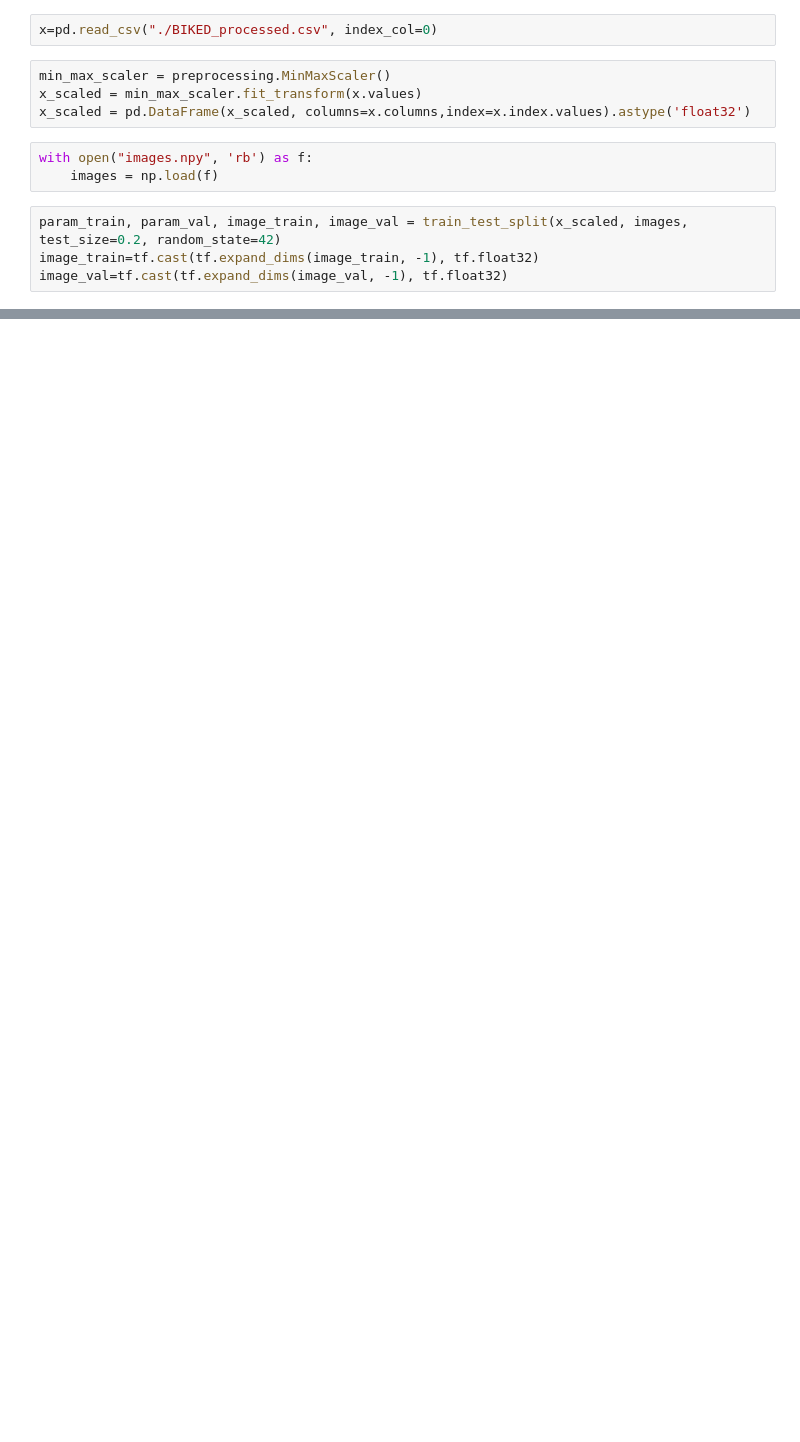
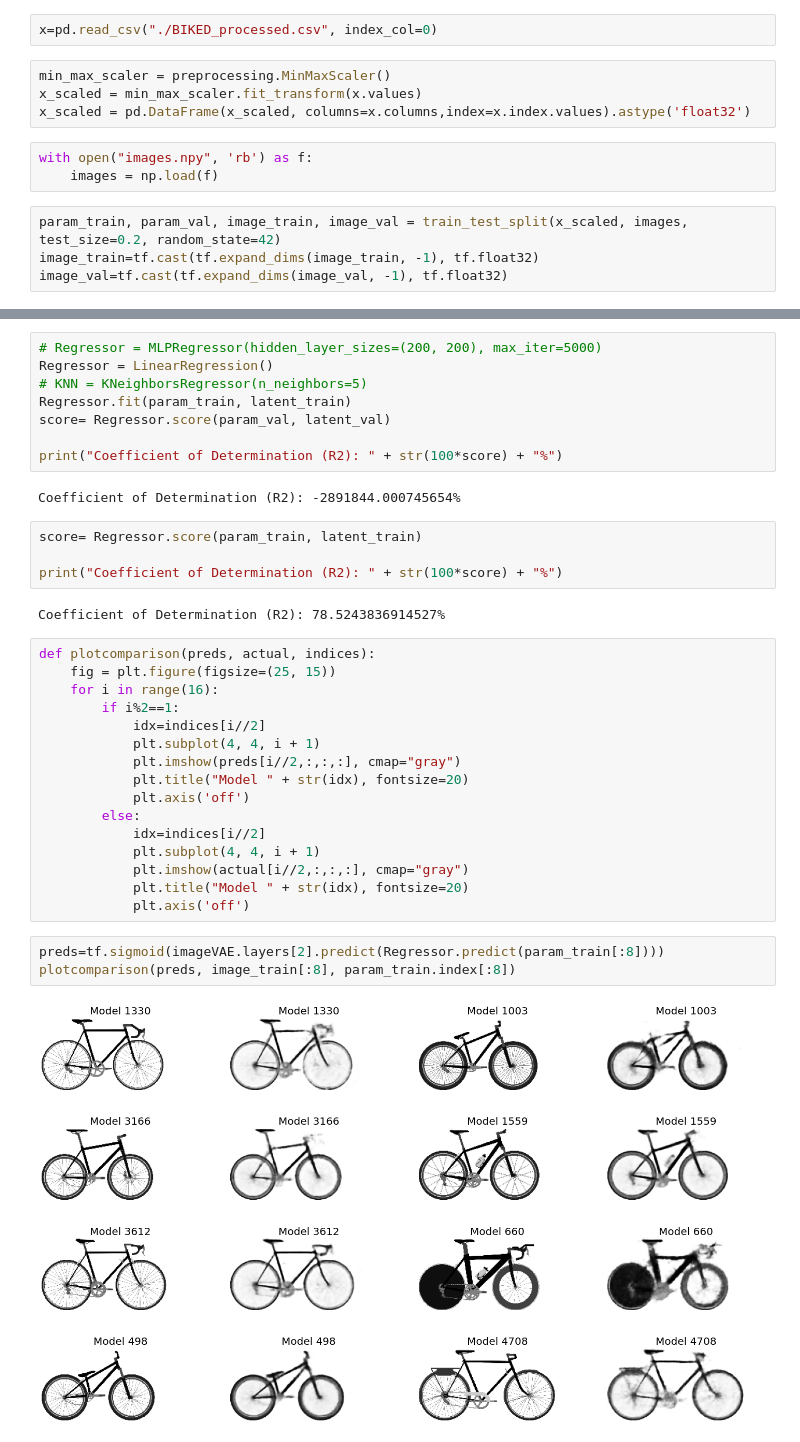
Before and after one commit to Lyleregenwetter/2.s997-Demo-Materials, a Jupyter notebook: CP2 Testing/VAE Solution.ipynb, the cells around one changed output, grey strips where cells are left out. Cells and saved outputs as stored; diff of their text form; blank space fills up the shorter version.

```diff
--- a/CP2 Testing/VAE Solution.ipynb
+++ b/CP2 Testing/VAE Solution.ipynb
@@ -122,0 +177,37 @@ NameError: name 'tfp' is not defined
+# %%
+# Regressor = MLPRegressor(hidden_layer_sizes=(200, 200), max_iter=5000)
+Regressor = LinearRegression()
+# KNN = KNeighborsRegressor(n_neighbors=5)
+Regressor.fit(param_train, latent_train)
+score= Regressor.score(param_val, latent_val)
+
+print("Coefficient of Determination (R2): " + str(100*score) + "%")
+# %% [output]
+Coefficient of Determination (R2): -2891844.000745654%
+# %%
+score= Regressor.score(param_train, latent_train)
+
+print("Coefficient of Determination (R2): " + str(100*score) + "%")
+# %% [output]
+Coefficient of Determination (R2): 78.5243836914527%
+# %%
+def plotcomparison(preds, actual, indices):
+    fig = plt.figure(figsize=(25, 15))
+    for i in range(16):
+        if i%2==1:
+            idx=indices[i//2]
+            plt.subplot(4, 4, i + 1)
+            plt.imshow(preds[i//2,:,:,:], cmap="gray")
+            plt.title("Model " + str(idx), fontsize=20)
+            plt.axis('off')
+        else:
+            idx=indices[i//2]
+            plt.subplot(4, 4, i + 1)
+            plt.imshow(actual[i//2,:,:,:], cmap="gray")
+            plt.title("Model " + str(idx), fontsize=20)
+            plt.axis('off')
+# %%
+preds=tf.sigmoid(imageVAE.layers[2].predict(Regressor.predict(param_train[:8])))
+plotcomparison(preds, image_train[:8], param_train.index[:8])
+# %% [output]
+[figure, added]
```
Also changed, not shown: parts of 11 cells of this notebook, 5 other files.
